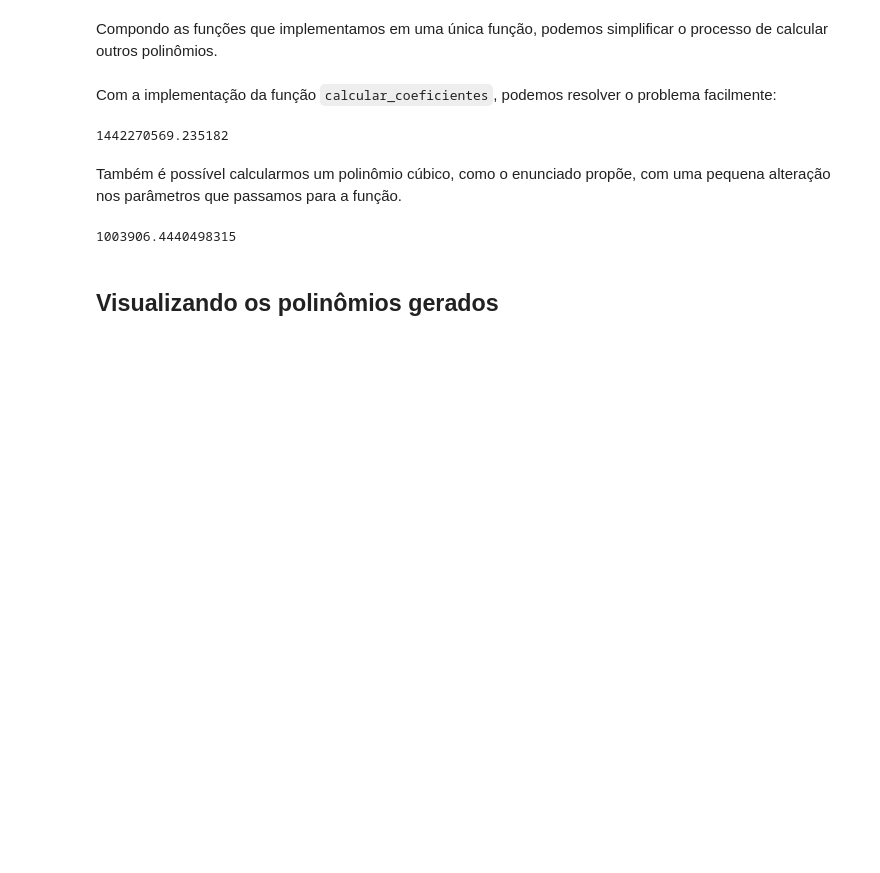
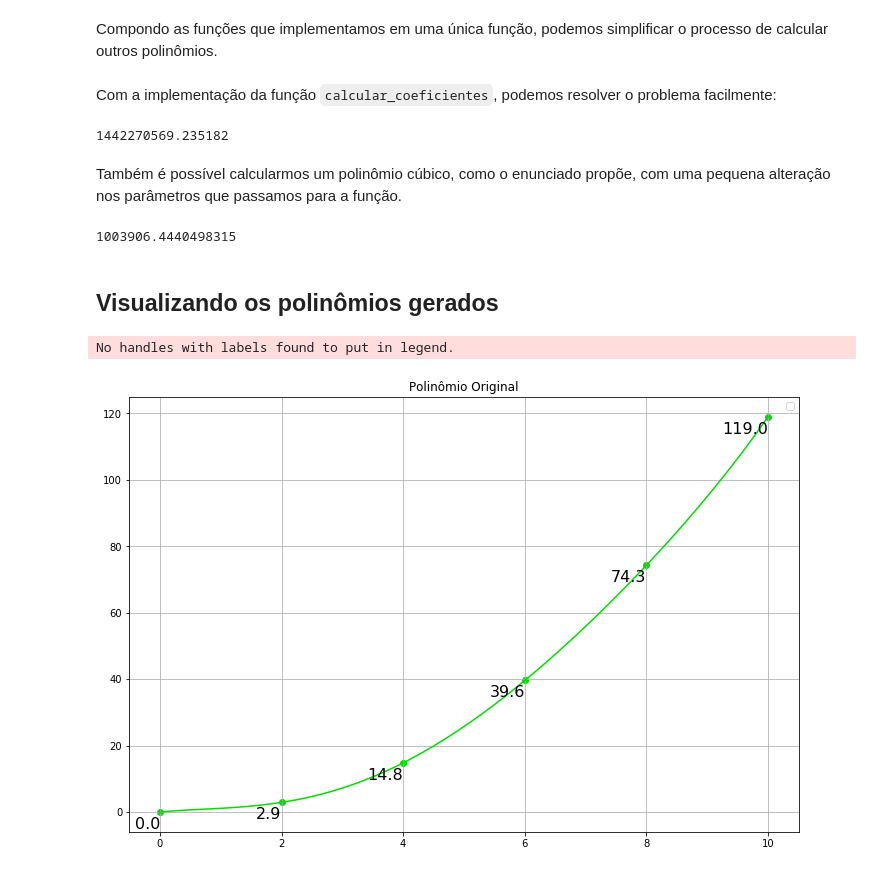
Before and after one commit to LaboratorioIPythonFURG/Problema-Tunelvento_Polinomio_Interpolador, a Jupyter notebook: problema03.ipynb, the cells around one changed output. Drawn from its saved outputs; the diff is of its cells as text; code cells hidden in the pictures; blank space fills up the shorter version.

```diff
--- a/problema03.ipynb
+++ b/problema03.ipynb
@@ -357,8 +365,13 @@ polinomio(228.6, a)
 # %%
-# Importação da biblioteca de gráficos
-import matplotlib.pyplot as plt
-
-def plot(x, y, x_hat=None, label=''):
+def plot(x, y,
+    x_hat=None,
+    titulo='',
+    label='',
+    marcar_amostras=True,
+    cor='#00DD00',
+    mostrar_valor_amostras=True,
+    mostrar_valor_previsoes=True
+):
     """
     Desenha o gráfico de um polinômio interpolador
 
@@ -373,6 +386,9 @@ def plot(x, y, x_hat=None, label=''):
     label : str
         Legenda do gráfico.
     """
+
+    # Alinhamento do texto
+    alinhamento = 'right'
 
     # Calculamos os coeficientes de um polinômio interpolador
     # com as amostras passadas como parâmetro.
@@ -388,35 +404,54 @@ def plot(x, y, x_hat=None, label=''):
         ub = np.max(x_hat)
 
     # Os valores mínimos e máximos são os limites
     # do gráfico que vamos gerar.
     rng = (lb, ub)
 
     # Cria um array de valores igualmente espaçados
     # entre o limite mínimo e máximo que calculamos
     # para o gráfico.
     spc = np.linspace(rng[0], rng[1])
 
-
     # Calculamos os pontos
     yyy = v_polinomio(x, a)
 
     # Pontos com dados do problema
-    plt.scatter(x,y) # Cria pontos no gráfico para cada dupla (x,y)
+    if marcar_amostras:
+        plt.scatter(x,y, c=cor) # Cria pontos no gráfico para cada dupla (x,y)
+
+        if mostrar_valor_amostras:
+            # Enumerate retorna o índice e valor de um array.
+            for i, v in enumerate(y):
+                plt.text(x[i], v-5, f'{v:,}', ha=alinhamento, fontsize=16, wrap=True)
 
     # Pontos no gráfico para os valores previstos por p(x)
-    plt.scatter(x, yyy, marker='x')
+    # plt.scatter(x, yyy, marker='x')
 
     # Pontos a serem calculados
     if x_hat is not None:
         y_hat = v_polinomio(x_hat, a)
-        plt.scatter(x_hat, y_hat)
+        plt.scatter(x_hat, y_hat, c=cor)
+
+        if mostrar_valor_previsoes:
+            for i, v in enumerate(y_hat):
+                plt.text(x_hat[i], v, f'{round(v,2):,}', ha=alinhamento, fontsize=16, wrap=True)
 
     # Usamos a implementação vetorizada do polinômio
     # para que obtenhamos um array de valores de y
     # com os coeficientes calculados.
     yy  = v_polinomio(spc, a)
 
     # Gráfico do polinômio gerado pelos
     # coeficientes a no intervalo [lb, ub].
-    plt.plot(spc, yy, label=label)
+    if titulo != '':
+        plt.title(titulo)
+
+    plt.plot(spc, yy, label=label, c=cor)
+    plt.grid()
     plt.legend()
+
+plot(x, y, titulo='Polinômio Original')
+plt.show()
+# %% [output]
+No handles with labels found to put in legend.
+[figure, added]
```
Also changed, not shown: parts of 6 cells of this notebook.
